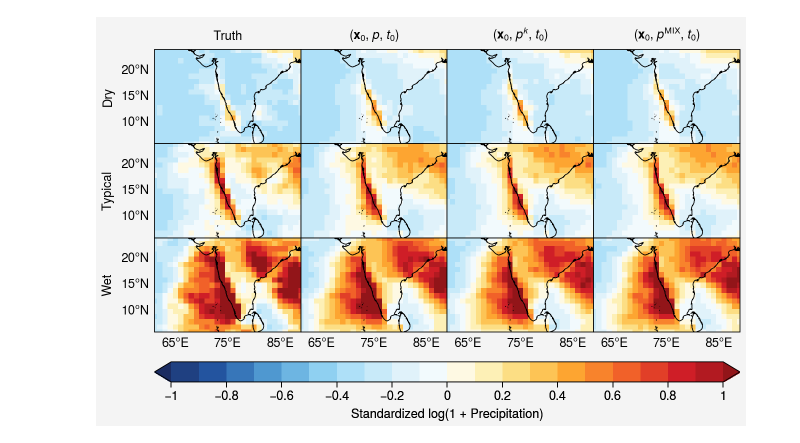
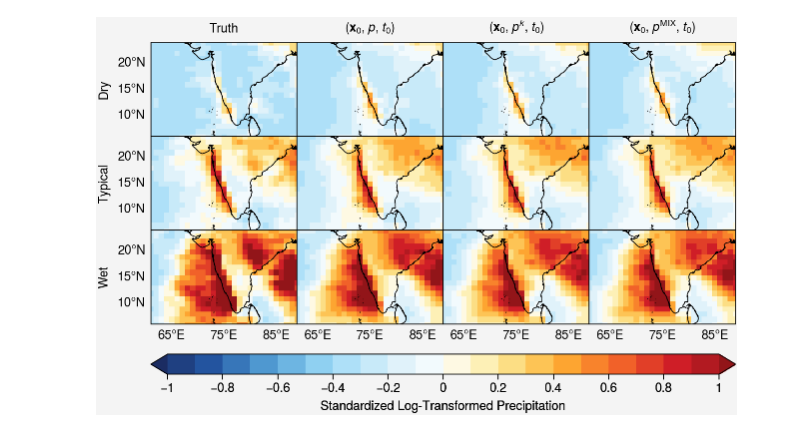
Before and after one commit to savannahferretti/monsoon-kernels, a Jupyter notebook: notebooks/predictions.ipynb, the cells around one changed output. Cells and saved outputs as stored; diff of their text form; code cells hidden in the pictures.

Commit message:
Final figure edits

```diff
--- a/notebooks/predictions.ipynb
+++ b/notebooks/predictions.ipynb
@@ -7,12 +7,17 @@ import xarray as xr
 import proplot as pplt
 warnings.filterwarnings('ignore')
 pplt.rc.update({
+    'savefig.dpi':900,
+    'savefig.bbox':'tight',
+    'savefig.pad_inches':0.02,
     'tick.minor':False,
-    'savefig.dpi':300,
     'font.size':9,
     'label.size':9,
     'tick.labelsize':9,
+    'title.size':9,
+    'abc.size':9,
     'legend.fontsize':9,
+    'suptitle.size':9,
     'leftlabelsize':9,
     'toplabelsize':9,
     'leftlabel.weight':'normal',
@@ -64,19 +69,19 @@ for model in CONFIGS['models']:
 # %%
 fig,axs = pplt.subplots(nrows=3,ncols=len(results)+1,proj='cyl',figwidth=6.5,space=0,tight=True,share=True)
 axs.format(grid=False,rowlabels=['Dry','Typical','Wet'],collabels=['Truth']+[r[0] for r in results],
            latlim=(LATRANGE[0]+1,LATRANGE[1]-1),lonlim=(LONRANGE[0]+1,LONRANGE[1]-1),coast=True)
 axs[:,0].format(latlabels='l',latlines=[10,15,20])
 axs[-1,:].format(lonlabels='b',lonlines=[65,75,85])
 style = dict(cmap='ColdHot',vmin=-1,vmax=1,levels=20,extend='both')
 im = axs[0,0].pcolormesh(results[0][1]['dry']['true'],**style)
 axs[1,0].pcolormesh(results[0][1]['typical']['true'],**style)
 axs[2,0].pcolormesh(results[0][1]['wet']['true'],**style)
 for j,(desc,regime) in enumerate(results,start=1):
     axs[0,j].pcolormesh(regime['dry']['pred'],**style)
     axs[1,j].pcolormesh(regime['typical']['pred'],**style)
     axs[2,j].pcolormesh(regime['wet']['pred'],**style)
-fig.colorbar(im,loc='b',label='Standardized log(1 + Precipitation)')
+fig.colorbar(im,loc='b',label='Standardized Log-Transformed Precipitation')
 pplt.show()
 fig.save('../figs/fig_S1.jpg')
 # %% [output]
-[figure, old version]
+[figure, new version]
```
Also changed, not shown: 7 other files.
